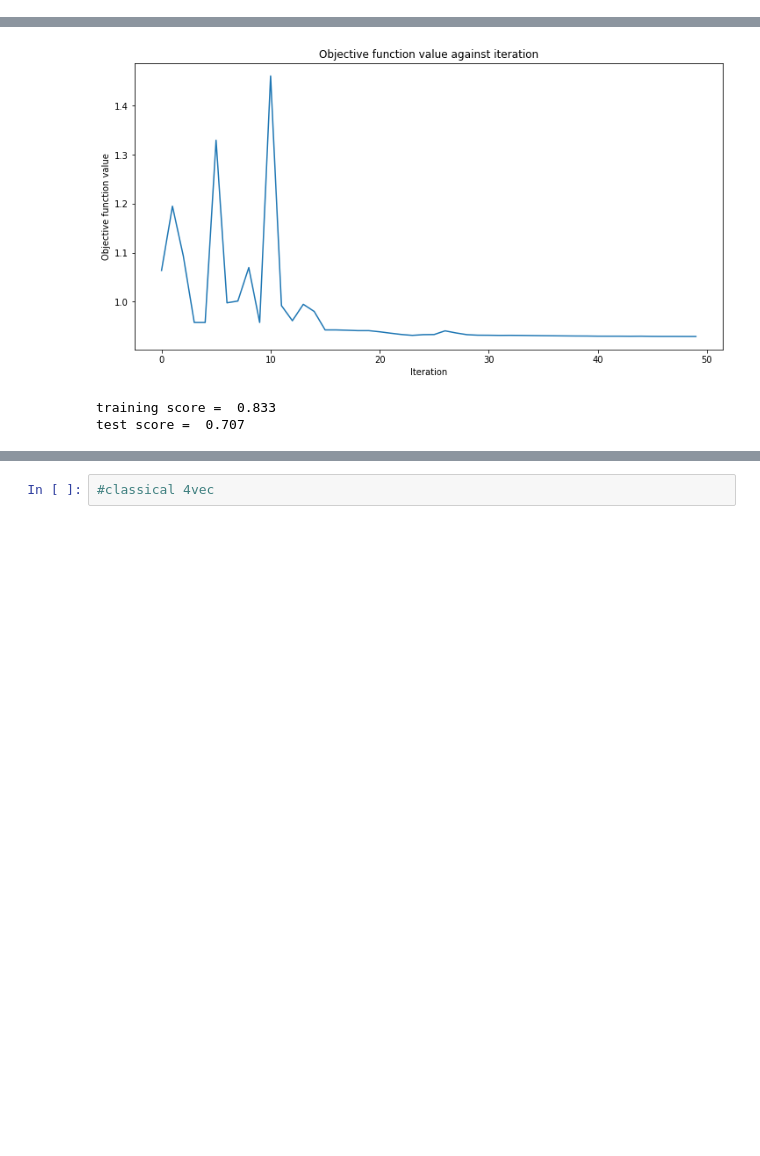
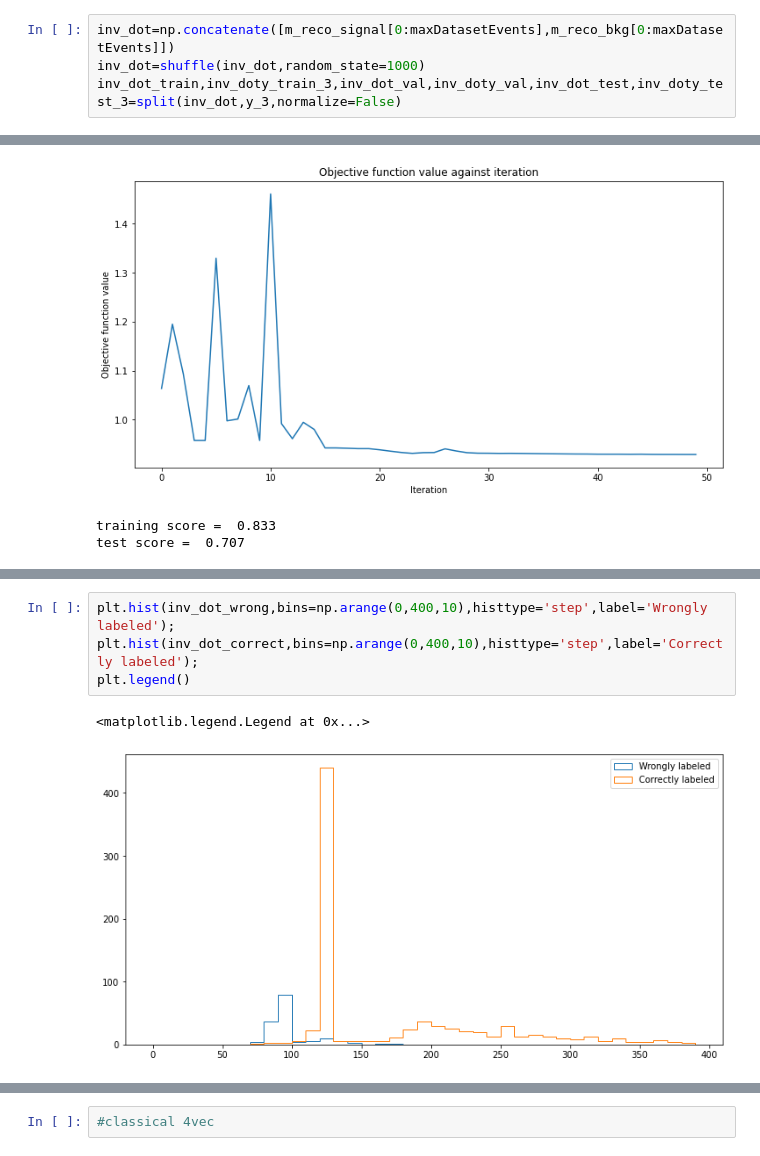
Before and after one commit to Zhelun-Li/VQC-Permutable-Lorentz-symmetry, a Jupyter notebook: Lorentz_symmetry_decay.ipynb, the cells around one changed output, grey strips where cells are left out. Drawn from its saved outputs; the diff is of its cells as text; blank space fills up the shorter version.

```diff
--- a/Lorentz_symmetry_decay.ipynb
+++ b/Lorentz_symmetry_decay.ipynb
@@ -185,3 +182,7 @@ X_train_dot.mean()
+# %%
+inv_dot=np.concatenate([m_reco_signal[0:maxDatasetEvents],m_reco_bkg[0:maxDatasetEvents]])
+inv_dot=shuffle(inv_dot,random_state=1000)
+inv_dot_train,inv_doty_train_3,inv_dot_val,inv_doty_val,inv_dot_test,inv_doty_test_3=split(inv_dot,y_3,normalize=False)
 # %%
 from qiskit.circuit.library import ZZFeatureMap,ZFeatureMap
 from qiskit.circuit import ParameterVector
@@ -480,3 +512,10 @@ fpr, tpr, thresholds = metrics.roc_curve(y_test_dot[0:maxEvents], y_predict, pos
+# %%
+plt.hist(inv_dot_wrong,bins=np.arange(0,400,10),histtype='step',label='Wrongly labeled');
+plt.hist(inv_dot_correct,bins=np.arange(0,400,10),histtype='step',label='Correctly labeled');
+plt.legend()
+# %% [output]
+<matplotlib.legend.Legend at 0x...>
+[figure, added]
 # %%
 plt.hist(y_predict,bins=np.linspace(-1,1,100));
 # %% [output]
```
Also changed, not shown: parts of 35 cells of this notebook.
